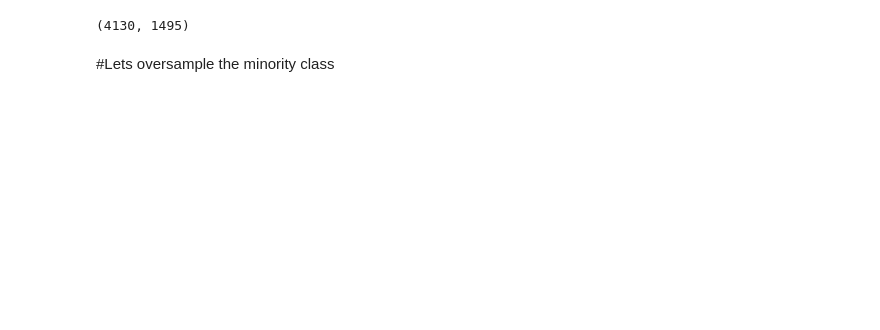
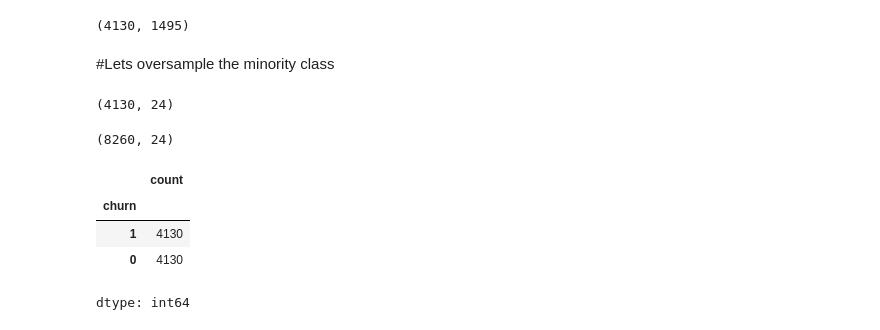
Before and after one commit to babatundeibukun/DEEP-LEARNING-PROJECT---COMPUTER, a Jupyter notebook: final_exercise_handling_imbalance.ipynb, the cells around one changed output. Saved outputs shown, nothing was run; the diff lists cells and outputs as text; code cells hidden in the pictures; blank space fills up the shorter version.

```diff
--- a/final_exercise_handling_imbalance.ipynb
+++ b/final_exercise_handling_imbalance.ipynb
@@ -457,0 +469,18 @@ df_over_sample =
+# %%
+df_over_sample =  class_1.sample(count_0, replace= True)
+df_over_sample.shape
+# %% [output]
+(4130, 24)
+# %%
+df_train = pd.concat([df_over_sample, class_0],  axis = 0)
+df_train.shape
+# %% [output]
+(8260, 24)
+# %%
+df_train['churn'].value_counts()
+# %% [output]
+|  | count |
+| churn |  |
+| 1 | 4130 |
+| 0 | 4130 |
+dtype: int64
```
Also changed, not shown: parts of 24 cells of this notebook.
